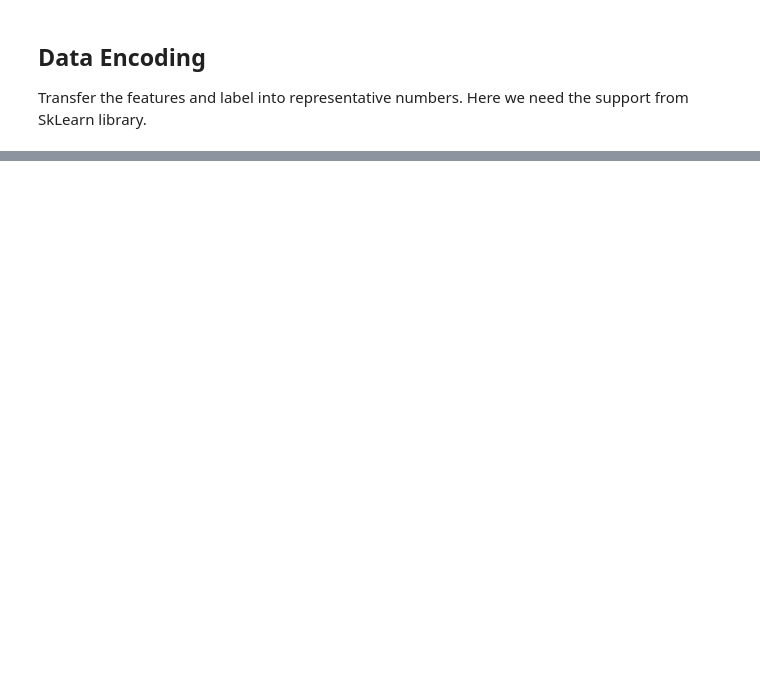
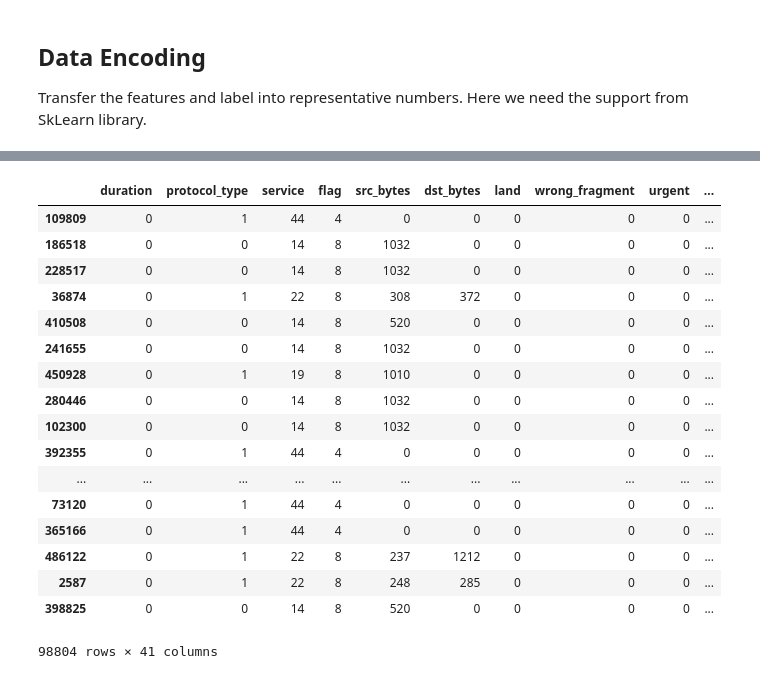
Before and after one commit to ohnoholly/Flow_Learning, a Jupyter notebook: Benchmark/KDD99_benchmark.ipynb, the cells around one changed output, grey strips where cells are left out. Cells and saved outputs as stored; diff of their text form; code cells hidden in the pictures; blank space fills up the shorter version.

```diff
--- a/Benchmark/KDD99_benchmark.ipynb
+++ b/Benchmark/KDD99_benchmark.ipynb
@@ -134,0 +141,6 @@ for col in train_x.columns:
+# %%
+for col in test_x.columns:
+    if test_x[col].dtype == type(object):
+        le_x = preprocessing.LabelEncoder()
+        le_x.fit(test_x[col])
+        test_x[col] = le_x.transform(test_x[col])
@@ -137,3 +174,24 @@ train_x
+# %%
+test_x
+# %% [output]
+|  | duration | protocol_type | service | flag | src_bytes | dst_bytes | land | wrong_fragment | urgent | ... |
+| 109809 | 0 | 1 | 44 | 4 | 0 | 0 | 0 | 0 | 0 | ... |
+| 186518 | 0 | 0 | 14 | 8 | 1032 | 0 | 0 | 0 | 0 | ... |
+| 228517 | 0 | 0 | 14 | 8 | 1032 | 0 | 0 | 0 | 0 | ... |
+| 36874 | 0 | 1 | 22 | 8 | 308 | 372 | 0 | 0 | 0 | ... |
+| 410508 | 0 | 0 | 14 | 8 | 520 | 0 | 0 | 0 | 0 | ... |
+| 241655 | 0 | 0 | 14 | 8 | 1032 | 0 | 0 | 0 | 0 | ... |
+| 450928 | 0 | 1 | 19 | 8 | 1010 | 0 | 0 | 0 | 0 | ... |
+| 280446 | 0 | 0 | 14 | 8 | 1032 | 0 | 0 | 0 | 0 | ... |
+| 102300 | 0 | 0 | 14 | 8 | 1032 | 0 | 0 | 0 | 0 | ... |
+| 392355 | 0 | 1 | 44 | 4 | 0 | 0 | 0 | 0 | 0 | ... |
+| ... | ... | ... | ... | ... | ... | ... | ... | ... | ... | ... |
+| 73120 | 0 | 1 | 44 | 4 | 0 | 0 | 0 | 0 | 0 | ... |
+| 365166 | 0 | 1 | 44 | 4 | 0 | 0 | 0 | 0 | 0 | ... |
+| 486122 | 0 | 1 | 22 | 8 | 237 | 1212 | 0 | 0 | 0 | ... |
+| 2587 | 0 | 1 | 22 | 8 | 248 | 285 | 0 | 0 | 0 | ... |
+| 398825 | 0 | 0 | 14 | 8 | 520 | 0 | 0 | 0 | 0 | ... |
+98804 rows × 41 columns
 # %%
 clf = RandomForestClassifier(n_estimators=100)
 clf.fit(train_x, train_y)
```
Also changed, not shown: parts of 11 cells of this notebook.
